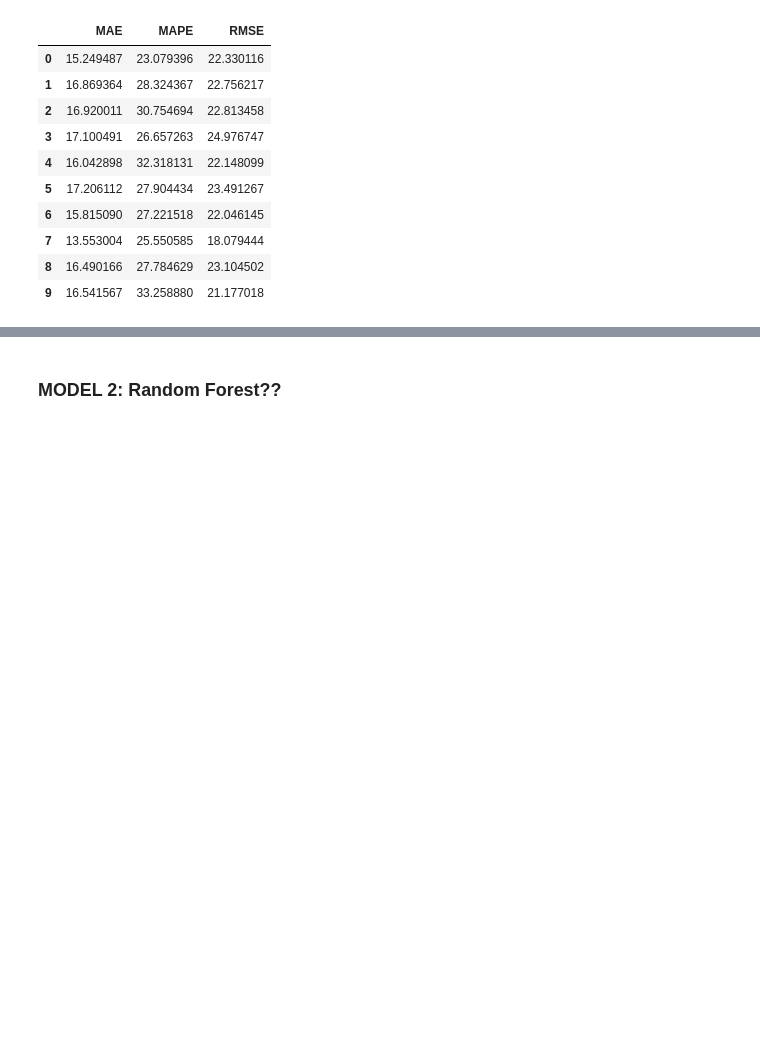
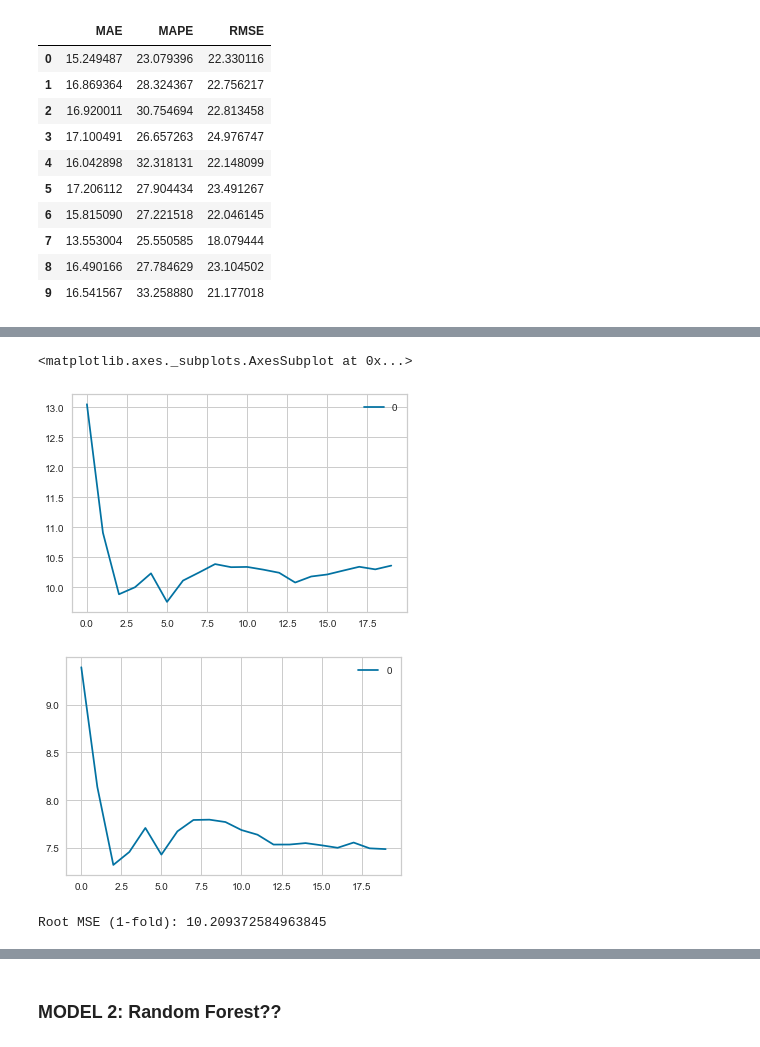
Before and after one commit to crkim13/7331DataMining, a Jupyter notebook: Lab2.ipynb, the cells around one changed output, grey strips where cells are left out. Cells and saved outputs as stored; diff of their text form; code cells hidden in the pictures; blank space fills up the shorter version.

```diff
--- a/Lab2.ipynb
+++ b/Lab2.ipynb
@@ -269,6 +269,8 @@ dfDropped.drop(dropCols, axis = 1, inplace = True)
 
 dfDropped['ACT_Score'] = dfDropped['Score']
 del dfDropped['Score']
+
+dfDroppedSchPctModels = dfDropped
 # %%
 dfDropped['ACT_Score'].describe()
 # %% [output]
@@ -590,0 +632,35 @@ Cross Validation Fold Mean Error Scores
+# %%
+iter_num=0
+# the indices are the rows used for training and testing in each iteration
+for train_indices, test_indices in cv_object.split(XSchPct, ySchPct):
+    # I will create new variables here so that it is more obvious what
+    # the code is doing (you can compact this syntax and avoid duplicating memory,
+    # but it makes this code less readable)
+    XSchPct_train = XSchPct[train_indices]
+    ySchPct_train = ySchPct[train_indices]
+
+    XSchPct_test = XSchPct[test_indices]
+    ySchPct_test = ySchPct[test_indices]
+# %%
+# scale attributes by the training set
+scl_obj = StandardScaler()
+scl_obj.fit(XSchPct_train) # find scalings for each column that make this zero mean and unit std
+# the line of code above only looks at training data to get mean and std and we can use it
+# to transform new feature data
+
+XSchPct_train_scaled = scl_obj.transform(XSchPct_train) # apply to training
+XSchPct_test_scaled = scl_obj.transform(XSchPct_test) # apply those means and std to the test set (without snooping at the test set values)
+# %%
+rmse_val = [] #to store rmse values for different k
+mae_val = []  #to store mae values for different k
+for K in range(20):
+    K = K + 1
+    model = neighbors.KNeighborsRegressor(n_neighbors = K)
+
+    model.fit(XSchPct_train_scaled, ySchPct_train)  #fit the model
+    pred = model.predict(XSchPct_test_scaled) #make prediction on test set
+    rmse = sqrt(mean_squared_error(ySchPct_test, pred)) #calculate rmse
+    mae = mean_absolute_error(ySchPct_test, pred)
+    rmse_val.append(rmse) #store rmse values
+    mae_val.append(mae) #store mae values
+    print('For k =' ,K , 'RMSE: ',rmse, 'MAE: ',mae)
@@ -590,0 +688,29 @@ Cross Validation Fold Mean Error Scores
+# %%
+#plotting the rmse values against k values
+curve = pd.DataFrame(rmse_val) #elbow curve
+curve.plot()
+
+curve2 = pd.DataFrame(mae_val)
+curve2.plot()
+# %% [output]
+<matplotlib.axes._subplots.AxesSubplot at 0x...>
+[figure, added]
+[figure, added]
+# %%
+# train the model with mostly default settings to see how accurate it is
+# choosing k=5 and default settings to run intial model
+dfDropped_KNNr = neighbors.KNeighborsRegressor(n_neighbors=5, weights='distance', algorithm='auto', leaf_size=30, p=2, metric='minkowski')
+dfDropped_KNNr.fit(XSchPct_train_scaled, ySchPct_train)  # train object
+
+ySchPct_hat = dfDropped_KNNr.predict(XSchPct_test_scaled) # get test set precitions
+
+errorSchPct = sqrt(mean_squared_error(ySchPct_test, ySchPct_hat)) #calculate rmse(y_test,y_hat)
+print('Root MSE (1-fold):', errorSchPct )
+
+######### is there a way to get RMSE for all of the folds???
+##errors = cross_val_score(dfDropped_KNNr, X, y, cv=cv_object)
+# print("Accuracy (10-Fold): %0.2f (+/- %0.2f)" % (errors.mean(), errors.std() * 2))
+# The code above provides accuracy mean from all 10 iterations and their standard
+# deviation.
+# %% [output]
+Root MSE (1-fold): 10.209372584963845
```
Also changed, not shown: parts of 12 cells of this notebook.
